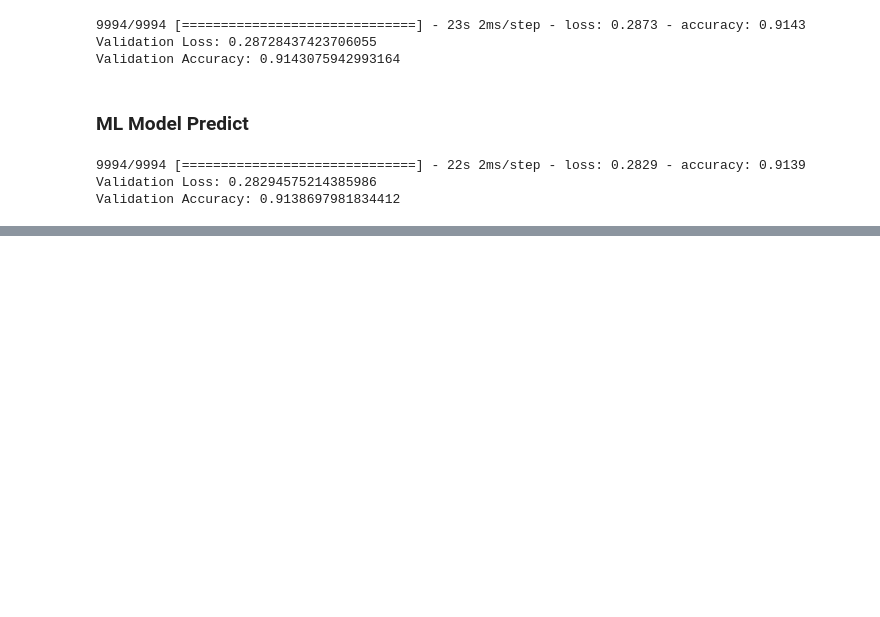
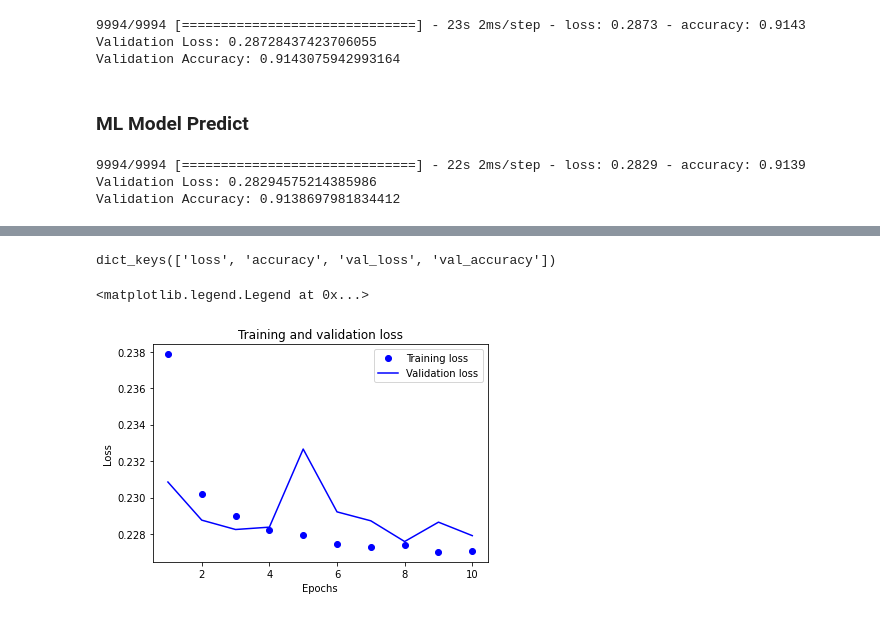
Before and after one commit to OzelotVanilla/PythonCourseRepos, a Jupyter notebook: Project_Interactive_Demo.ipynb, the cells around one changed output, grey strips where cells are left out. Cells and saved outputs as stored; diff of their text form; code cells hidden in the pictures; blank space fills up the shorter version.

Commit message:
Add 2020 Model Training part in Jupyter

```diff
--- a/Project_Interactive_Demo.ipynb
+++ b/Project_Interactive_Demo.ipynb
@@ -529,0 +580,21 @@ Validation Accuracy: 0.9138697981834412
+# %%
+from keras.models import Sequential
+from keras.layers import Dense
+# Build a model
+# The same as the 2015 model
+model = Sequential()
+# Add layers to model, 1 input layer, 2 hidden layer and 1 output layer
+model.add(Dense(16, activation='relu', input_dim=11))
+model.add(Dense(64, activation='relu'))
+model.add(Dense(32, activation='relu'))
+model.add(Dense(1, activation='sigmoid'))
+# Compile model using accuracy to measure model performance
+model.compile(optimizer='adam', loss='binary_crossentropy', metrics=['accuracy'])
+# %%
+# Use a small part of the train set to find the best fitting configuration
+x_train_part, x_test_part, y_train_part, y_test_part = train_test_split(x_train, y_train, train_size=0.6, test_size=0.2, random_state=0)
+# %%
+# Fit the model to the data
+from keras.callbacks import EarlyStopping
+early_stopping_callback = EarlyStopping(monitor='val_loss', patience=5, verbose=1)
+history = model.fit(x_train_part, y_train_part, epochs=10, validation_data=(x_test_part, y_test_part), callbacks=[early_stopping_callback])
@@ -529,0 +622,22 @@ Validation Accuracy: 0.9138697981834412
+# %%
+# Collect the history data in the training process as a reference for optimization
+history_dict = history.history
+history_dict.keys()
+# %% [output]
+dict_keys(['loss', 'accuracy', 'val_loss', 'val_accuracy'])
+# %%
+# Plot the loss history to find the trend of over-fitting
+import matplotlib.pyplot as plt
+%matplotlib inline
+loss_values = history_dict['loss']
+val_loss_values = history_dict['val_loss']
+epochs = range(1,len(loss_values)+1)
+plt.plot(epochs,loss_values,'bo',label='Training loss')
+plt.plot(epochs,val_loss_values,'b',label='Validation loss')
+plt.title('Training and validation loss')
+plt.xlabel('Epochs')
+plt.ylabel('Loss')
+plt.legend()
+# %% [output]
+<matplotlib.legend.Legend at 0x...>
+[figure, added]
```
Also changed, not shown: parts of 17 cells of this notebook, 1 other file.
